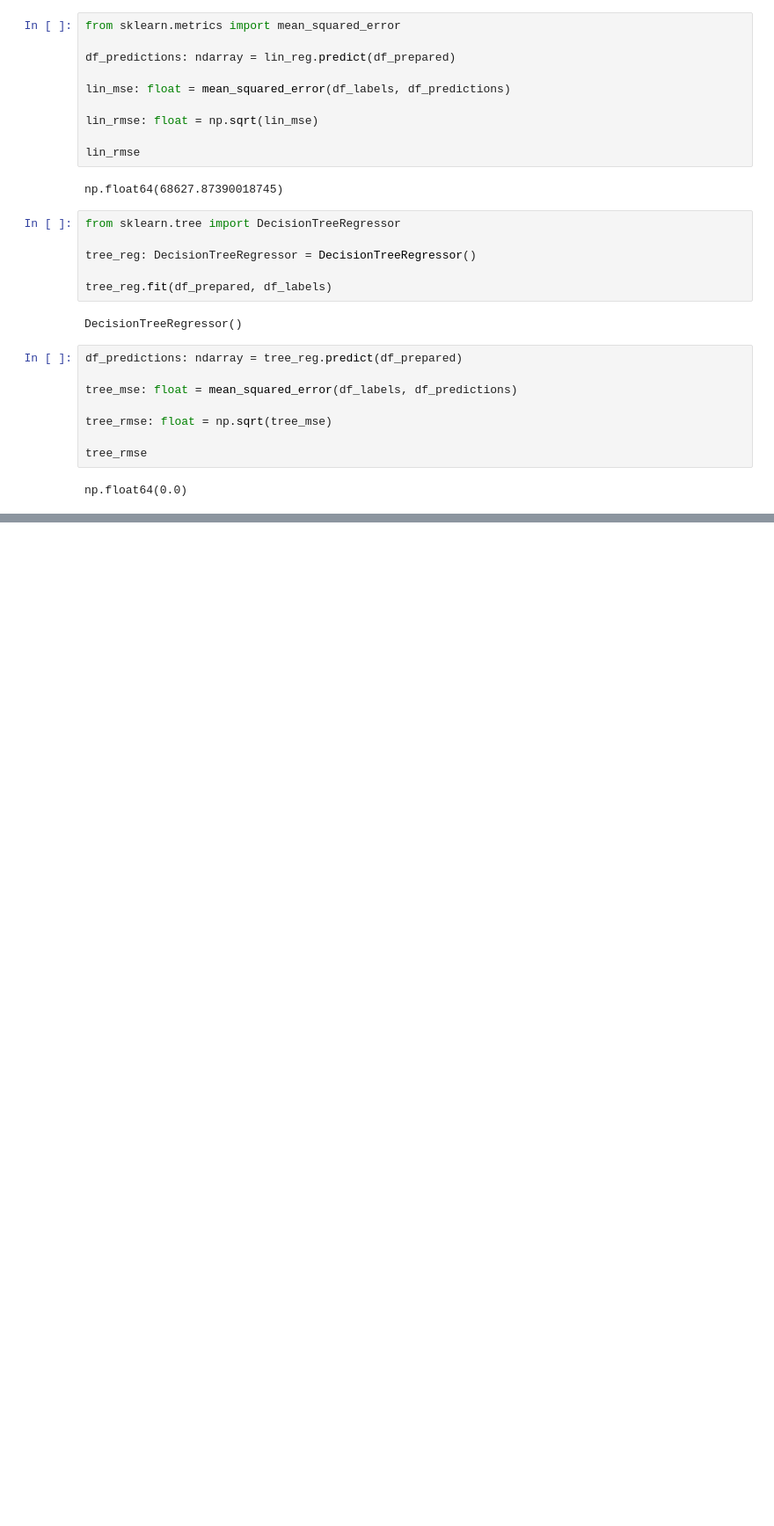
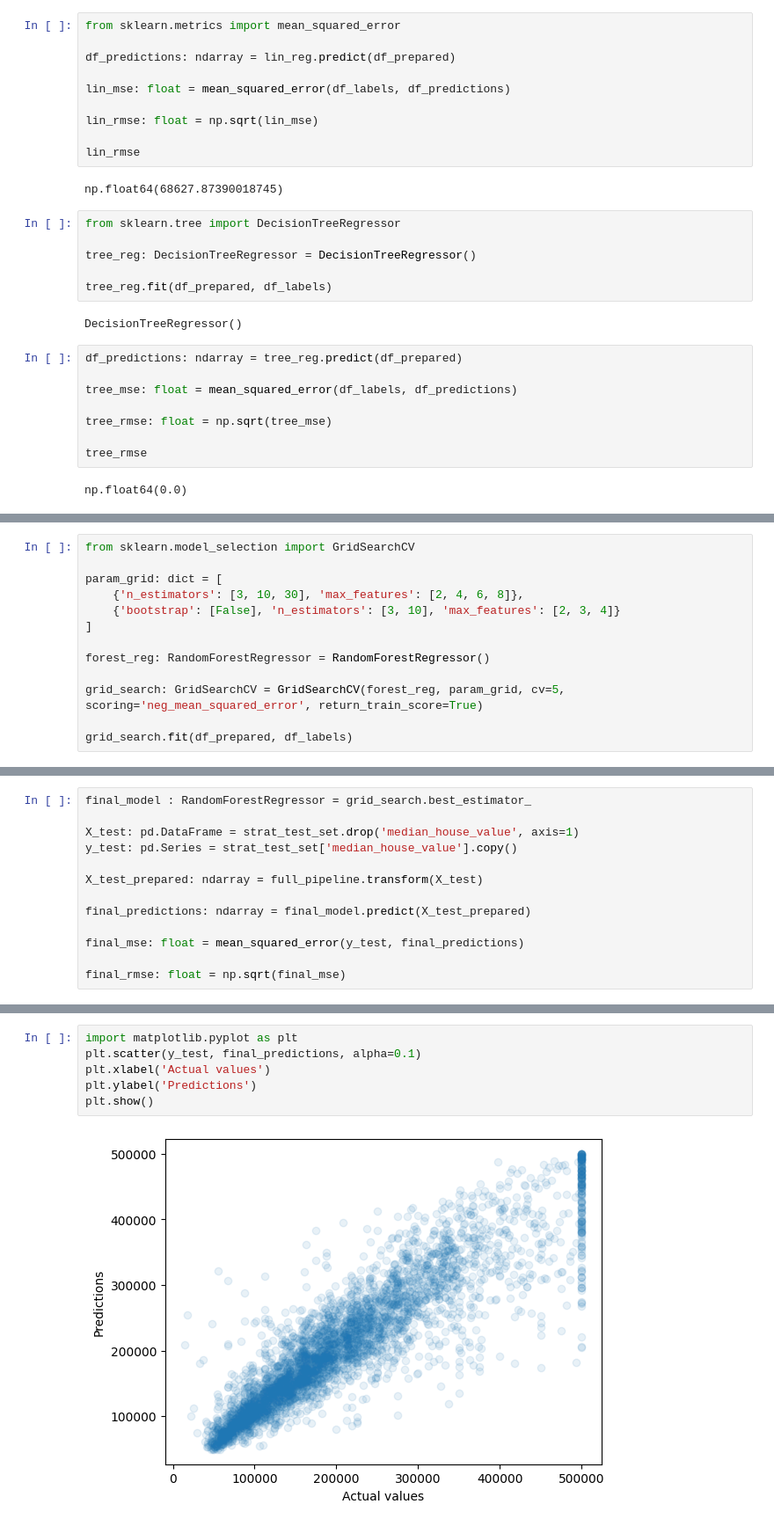
Before and after one commit to pcmoraesmenezes/Inteligencia-Artificial, a Jupyter notebook: Livros/Hands-On Machine Learning with Scikit-Learn, Keras, and TensorFlow/codes/house_pricing/housing_price.ipynb, the cells around one changed output, grey strips where cells are left out. Shown at 88% size. Cells and saved outputs as stored; diff of their text form; blank space fills up the shorter version.

Commit message:
:sparkles: feat: Training and improvement of the model. End of chapter 2

```diff
--- a/Livros/Hands-On Machine Learning with Scikit-Learn, Keras, and TensorFlow/codes/house_pricing/housing_price.ipynb
+++ b/Livros/Hands-On Machine Learning with Scikit-Learn, Keras, and TensorFlow/codes/house_pricing/housing_price.ipynb
@@ -739,0 +857,13 @@ np.float64(0.0)
+# %%
+from sklearn.model_selection import GridSearchCV
+
+param_grid: dict = [
+    {'n_estimators': [3, 10, 30], 'max_features': [2, 4, 6, 8]},
+    {'bootstrap': [False], 'n_estimators': [3, 10], 'max_features': [2, 3, 4]}
+]
+
+forest_reg: RandomForestRegressor = RandomForestRegressor()
+
+grid_search: GridSearchCV = GridSearchCV(forest_reg, param_grid, cv=5, scoring='neg_mean_squared_error', return_train_score=True)
+
+grid_search.fit(df_prepared, df_labels)
@@ -739,0 +996,13 @@ np.float64(0.0)
+# %%
+final_model : RandomForestRegressor = grid_search.best_estimator_
+
+X_test: pd.DataFrame = strat_test_set.drop('median_house_value', axis=1)
+y_test: pd.Series = strat_test_set['median_house_value'].copy()
+
+X_test_prepared: ndarray = full_pipeline.transform(X_test)
+
+final_predictions: ndarray = final_model.predict(X_test_prepared)
+
+final_mse: float = mean_squared_error(y_test, final_predictions)
+
+final_rmse: float = np.sqrt(final_mse)
@@ -739,0 +1019,8 @@ np.float64(0.0)
+# %%
+import matplotlib.pyplot as plt
+plt.scatter(y_test, final_predictions, alpha=0.1)
+plt.xlabel('Actual values')
+plt.ylabel('Predictions')
+plt.show()
+# %% [output]
+[figure, added]
```
Also changed, not shown: parts of 19 cells of this notebook.
